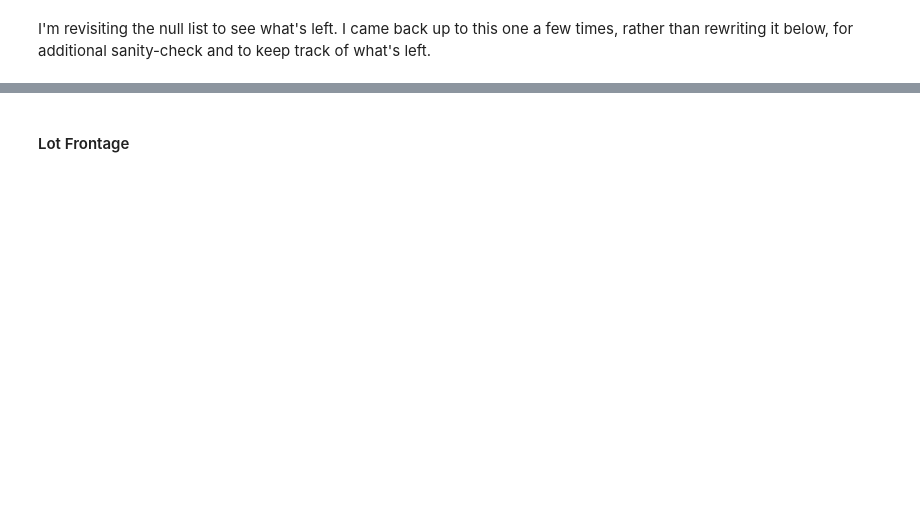
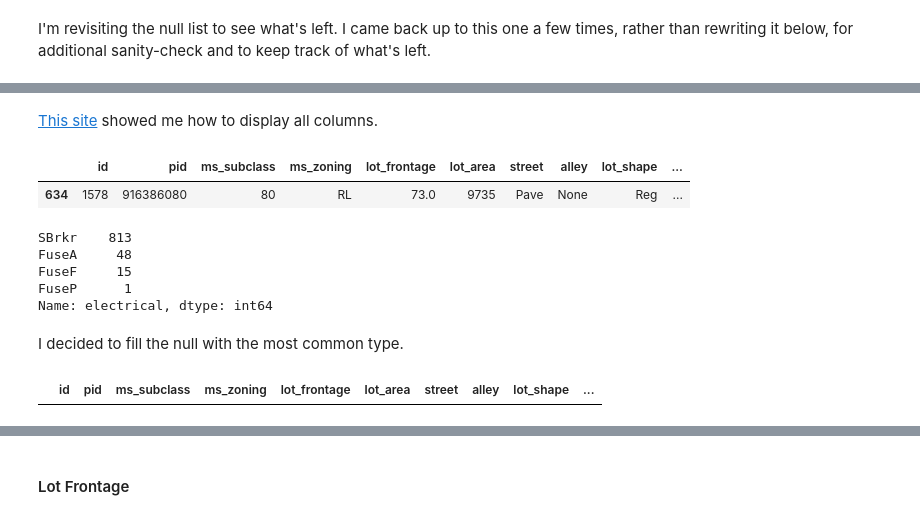
Before and after one commit to lmdunn/ameshousing, a Jupyter notebook: 03_prepping_test-csv_pt1_Proj-2.ipynb, the cells around one changed output, grey strips where cells are left out. Saved outputs shown, nothing was run; the diff lists cells and outputs as text; code cells hidden in the pictures; blank space fills up the shorter version.

```diff
--- a/03_prepping_test-csv_pt1_Proj-2.ipynb
+++ b/03_prepping_test-csv_pt1_Proj-2.ipynb
@@ -490,5 +497,5 @@ It appears all the garage_yr_built = NaN rows correspond to No Garage.
 # %%
-df['garage_yr_blt'] = df['garage_yr_blt'].fillna('No Garage')
+df['garage_yr_blt'] = df['garage_yr_blt'].fillna(round(df['garage_yr_blt'].mean()))
 # %%
 df[df['garage_yr_blt'].isnull()].head()[garage_list]
 # %% [output]
@@ -501,0 +532,2 @@ I'm revisiting the null list to see what's left. I came back up to this one a fe
+# %%
+pd.options.display.max_rows = 999
@@ -501,0 +554,19 @@ I'm revisiting the null list to see what's left. I came back up to this one a fe
+# %% [markdown]
+[This site](https://datascienceparichay.com/article/show-all-columns-of-pandas-dataframe-in-jupyter-notebook/) showed me how to display all columns.
+# %%
+pd.set_option('display.max_columns', None)
+# %%
+df[df['electrical'].isnull()]
+# %% [output]
+|  | id | pid | ms_subclass | ms_zoning | lot_frontage | lot_area | street | alley | lot_shape | ... |
+| 634 | 1578 | 916386080 | 80 | RL | 73.0 | 9735 | Pave | None | Reg | ... |
+# %%
+df['electrical'].value_counts()
+# %% [output]
+SBrkr    813
+FuseA     48
+FuseF     15
+FuseP      1
+Name: electrical, dtype: int64
+# %% [markdown]
+I decided to fill the null with the most common type.
@@ -502,3 +575,7 @@ I'm revisiting the null list to see what's left. I came back up to this one a fe
+# %%
+df[df['electrical'].isna()]
+# %% [output]
+|  | id | pid | ms_subclass | ms_zoning | lot_frontage | lot_area | street | alley | lot_shape | ... |
 # %%
 df.columns[df.isna().any()].tolist()
 # %% [output]
```
Also changed, not shown: parts of 35 cells of this notebook, 17 other files.
